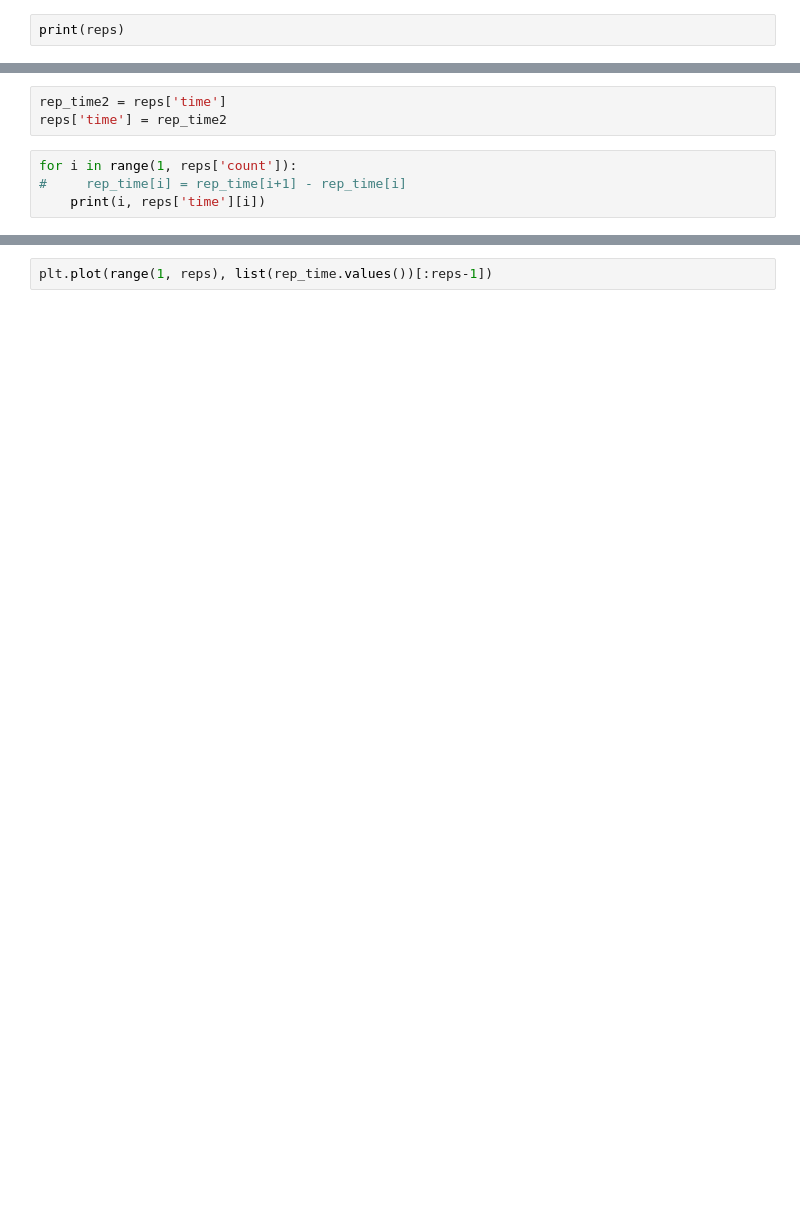
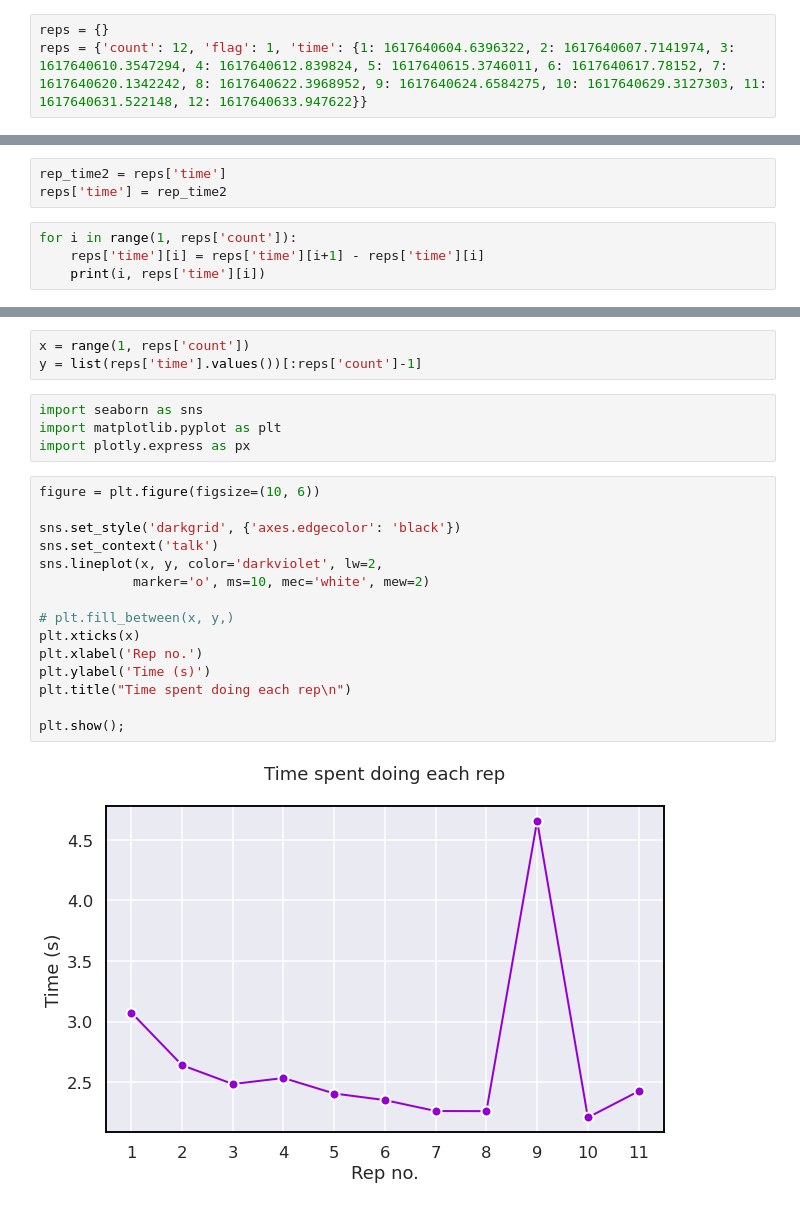
Before and after one commit to ABCSquad/FitPose-Django, a Jupyter notebook: test.ipynb, the cells around one changed output, grey strips where cells are left out. Saved outputs shown, nothing was run; the diff lists cells and outputs as text; blank space fills up the shorter version.

Commit message:
Added reps vs time graph

```diff
--- a/test.ipynb
+++ b/test.ipynb
@@ -83,4 +86,5 @@ with mp_pose.Pose(
     if cv2.waitKey(5) & 0xFF == 27:
       break
 # %%
-print(reps)
+reps = {}
+reps = {'count': 12, 'flag': 1, 'time': {1: 1617640604.6396322, 2: 1617640607.7141974, 3: 1617640610.3547294, 4: 1617640612.839824, 5: 1617640615.3746011, 6: 1617640617.78152, 7: 1617640620.1342242, 8: 1617640622.3968952, 9: 1617640624.6584275, 10: 1617640629.3127303, 11: 1617640631.522148, 12: 1617640633.947622}}
@@ -91,6 +93,6 @@ rep_time2 = reps['time']
 reps['time'] = rep_time2
 # %%
 for i in range(1, reps['count']):
-#     rep_time[i] = rep_time[i+1] - rep_time[i]
+    reps['time'][i] = reps['time'][i+1] - reps['time'][i]
     print(i, reps['time'][i])
 # %% [output]
@@ -98,2 +110,24 @@ KeyError: 1
 # %%
-plt.plot(range(1, reps), list(rep_time.values())[:reps-1])
+x = range(1, reps['count'])
+y = list(reps['time'].values())[:reps['count']-1]
+# %%
+import seaborn as sns
+import matplotlib.pyplot as plt
+import plotly.express as px
+# %%
+figure = plt.figure(figsize=(10, 6))
+
+sns.set_style('darkgrid', {'axes.edgecolor': 'black'})
+sns.set_context('talk')
+sns.lineplot(x, y, color='darkviolet', lw=2,
+            marker='o', ms=10, mec='white', mew=2)
+
+# plt.fill_between(x, y,)
+plt.xticks(x)
+plt.xlabel('Rep no.')
+plt.ylabel('Time (s)')
+plt.title("Time spent doing each rep\n")
+
+plt.show();
+# %% [output]
+[figure, added]
```
Also changed, not shown: parts of 3 cells of this notebook.
